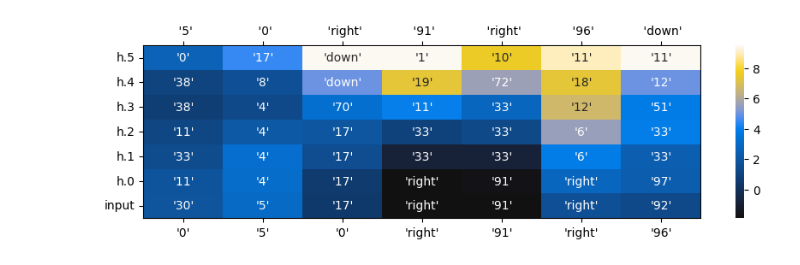
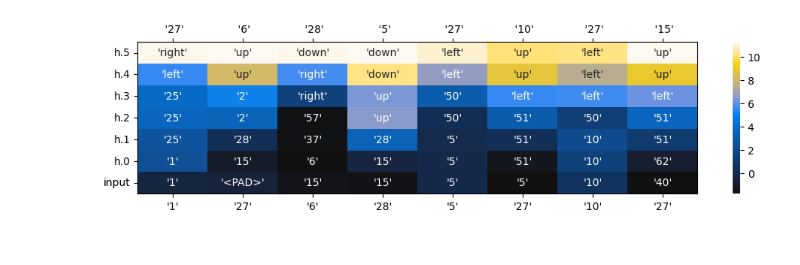
Before and after one commit to hxu129/grid-in-llm, a Jupyter notebook: logit_lens.ipynb, the cells around one changed output. Cells and saved outputs as stored; diff of their text form; code cells hidden in the pictures.

Commit message:
New visualization of paths in notebook

```diff
--- a/logit_lens.ipynb
+++ b/logit_lens.ipynb
@@ -462,9 +481,9 @@ Start node: 90, End node: 56
 # %%
-input_ids = tokenizer.encode("0 5 0").unsqueeze(0).to(device)
-input_ids = torch.tensor([0, 5, 0, 101, 91, 101, 96, 102]).unsqueeze(0).to(device)
-plot_logit_lens(model, tokenizer, input_ids, start_ix=0, end_ix=7)
+input_ids = tokenizer.encode("1 20 1").unsqueeze(0).to(device)
+input_ids = torch.tensor([ 1, 20,  1, 27,  6, 28,  5, 27, 10, 27, 15, 27, 20]).unsqueeze(0).to(device)
+plot_logit_lens(model, tokenizer, input_ids, start_ix=2, end_ix=10)
 # %% [output]
-[figure, old version]
+[figure, new version]
 # %%
 import ecco
 # %%
```
Also changed, not shown: parts of 12 cells of this notebook, 3 other files.
